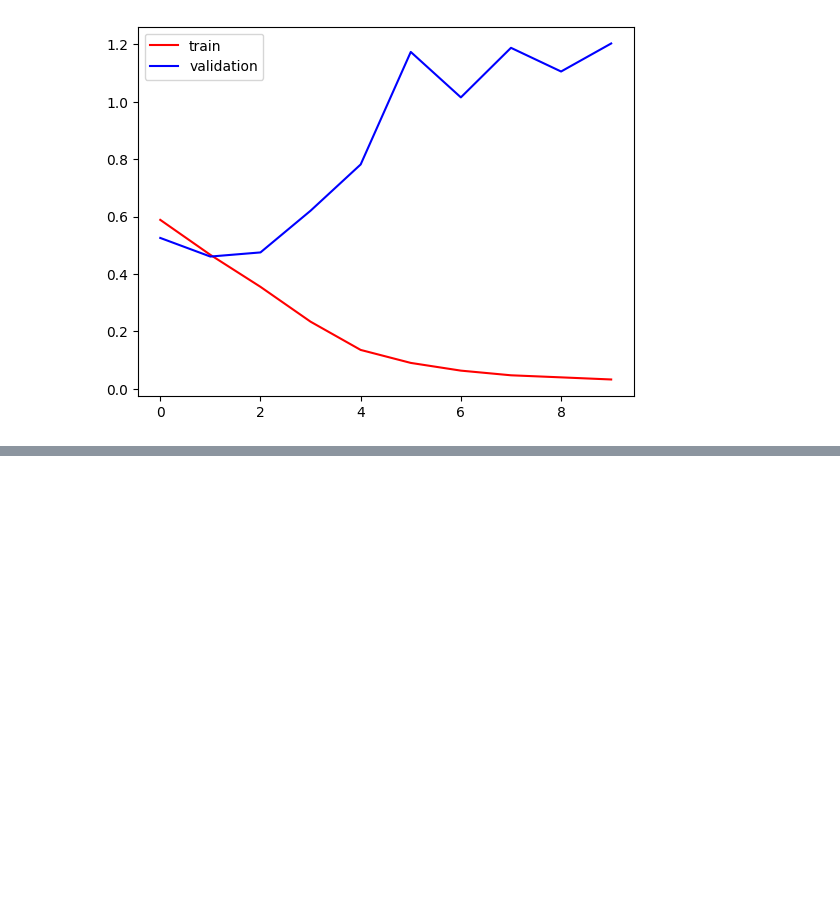
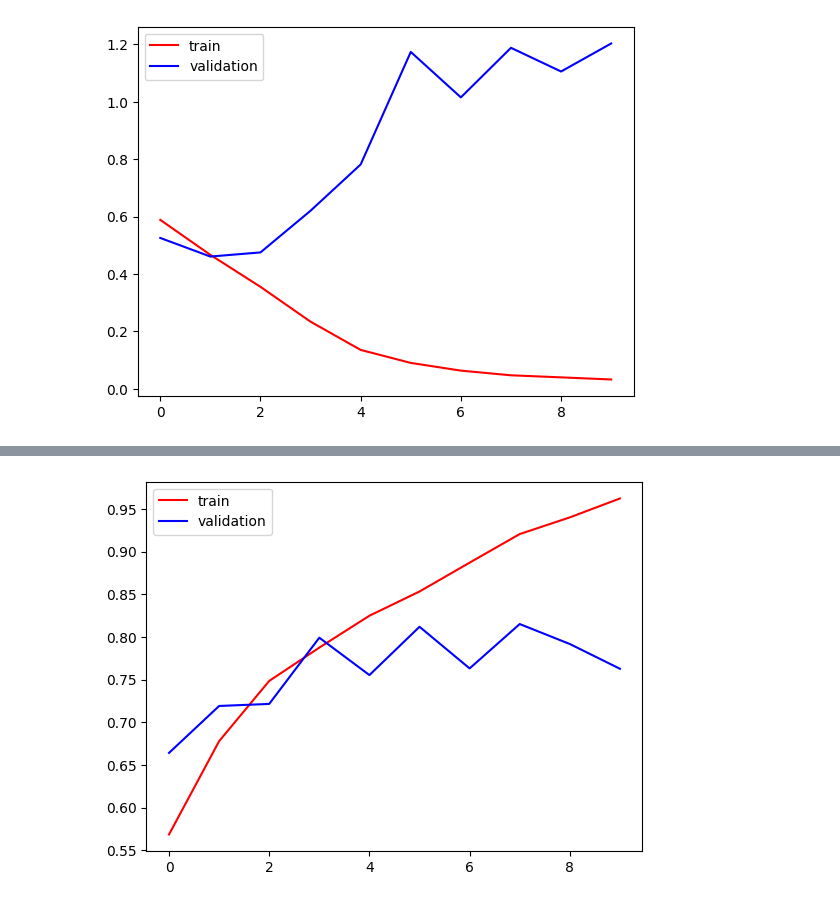
Before and after one commit to gautamsudip/Deep-Learning, a Jupyter notebook: cat vs dog classification.ipynb, the cells around one changed output, grey strips where cells are left out. Drawn from its saved outputs; the diff is of its cells as text; code cells hidden in the pictures; blank space fills up the shorter version.

```diff
--- a/cat vs dog classification.ipynb
+++ b/cat vs dog classification.ipynb
@@ -123,0 +152,30 @@ plt.show()
+# %%
+# Normalize pixel values to be between 0 and 1
+def process(image, label):
+    image = tf.cast(image / 255.0, tf.float32)
+    return image, label
+
+train_ds = train_ds.map(process)
+validation_ds = validation_ds.map(process)
+# %%
+# Define the CNN model
+model = Sequential([
+    Conv2D(32, kernel_size=(3, 3), padding='valid', activation='relu', input_shape=(256, 256, 3)),
+    BatchNormalization(),  # Added BatchNormalization here
+    MaxPooling2D(pool_size=(2, 2), strides=2, padding='valid'),
+
+    Conv2D(64, kernel_size=(3, 3), padding='valid', activation='relu'),
+    BatchNormalization(),  # Added BatchNormalization here
+    MaxPooling2D(pool_size=(2, 2), strides=2, padding='valid'),
+
+    Conv2D(128, kernel_size=(3, 3), padding='valid', activation='relu'),
+    BatchNormalization(),  # Added BatchNormalization here
+    MaxPooling2D(pool_size=(2, 2), strides=2, padding='valid'),
+
+    Flatten(),
+    Dense(128, activation='relu'),
+    Dropout(0.1),  # Added Dropout here
+    Dense(64, activation='relu'),
+    Dropout(0.1),  # Added Dropout here
+    Dense(1, activation='sigmoid')  # Use 'sigmoid' for binary classification
+])
@@ -123,0 +202,6 @@ plt.show()
+# %%
+# Compile the model
+model.compile(optimizer='adam', loss='binary_crossentropy', metrics=['accuracy'])
+# %%
+# Train the model
+history = model.fit(train_ds, epochs=10, validation_data=validation_ds)
@@ -123,0 +229,9 @@ plt.show()
+# %%
+import matplotlib.pyplot as plt
+
+plt.plot(history.history['accuracy'], color='red', label='train')
+plt.plot(history.history['val_accuracy'], color='blue', label='validation')
+plt.legend()
+plt.show()
+# %% [output]
+[figure, added]
```
Also changed, not shown: parts of 8 cells of this notebook.
